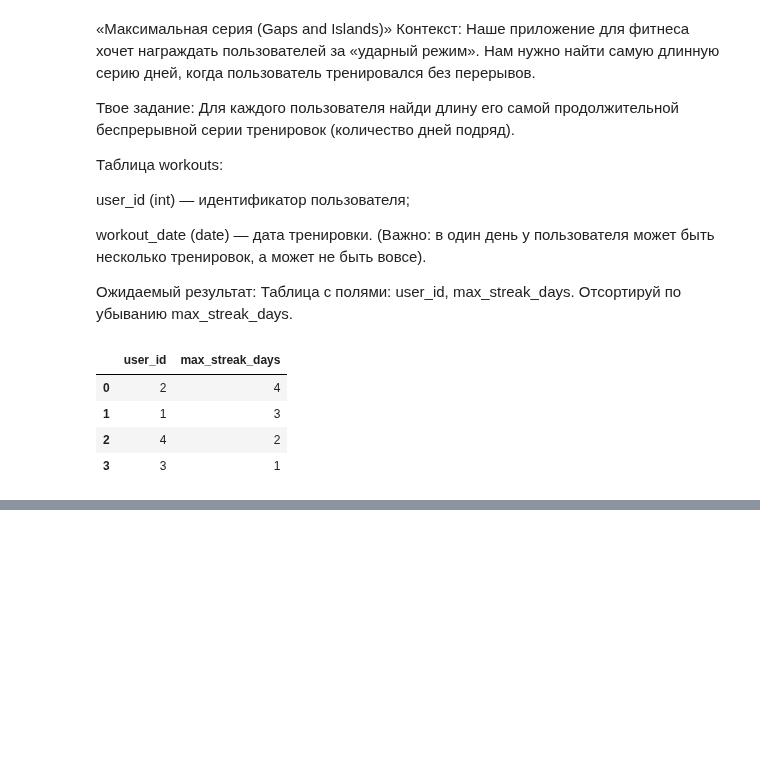
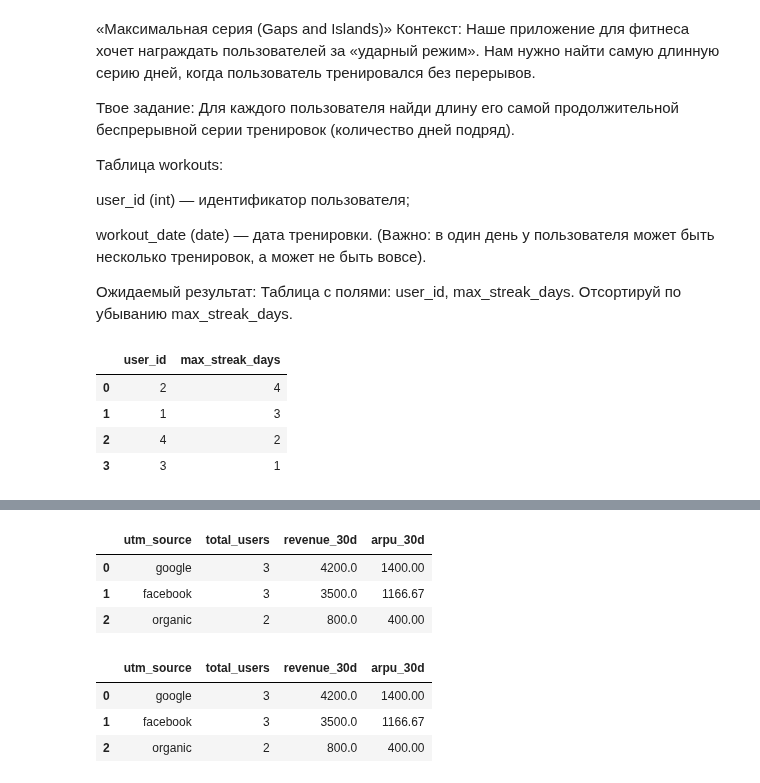
Before and after one commit to Praldmur/Tasks, a Jupyter notebook: simulator_sql.ipynb, the cells around one changed output, grey strips where cells are left out. Saved outputs shown, nothing was run; the diff lists cells and outputs as text; code cells hidden in the pictures; blank space fills up the shorter version.

```diff
--- a/simulator_sql.ipynb
+++ b/simulator_sql.ipynb
@@ -669,0 +930,49 @@ result
+# %%
+query = """
+select
+    utm_source,
+    count(distinct u.user_id) as total_users,
+    sum(amount) as revenue_30d,
+    round(sum(amount) / count(distinct u.user_id), 2) as arpu_30d
+from users u left join orders o
+    on u.user_id = o.user_id
+    and o.order_date::date <= u.signup_date::date + 30
+group by utm_source
+"""
+result = duckdb.query(query).to_df()
+result
+# %% [output]
+|  | utm_source | total_users | revenue_30d | arpu_30d |
+| 0 | google | 3 | 4200.0 | 1400.00 |
+| 1 | facebook | 3 | 3500.0 | 1166.67 |
+| 2 | organic | 2 | 800.0 | 400.00 |
+# %%
+query = """
+WITH user_30d_revenue AS (
+    SELECT
+        u.utm_source,
+        u.user_id,
+        COALESCE(orders_agg.total_amount, 0) as revenue
+    FROM users u
+    LEFT JOIN LATERAL (
+        SELECT SUM(amount) as total_amount
+        FROM orders o
+        WHERE o.user_id = u.user_id
+          AND o.order_date <= u.signup_date + INTERVAL '30 days'
+    ) orders_agg ON TRUE
+)
+SELECT
+    utm_source,
+    COUNT(user_id) as total_users, -- Теперь DISTINCT не нужен, юзеров не "раздуло"
+    SUM(revenue) as revenue_30d,
+    ROUND(AVG(revenue), 2) as arpu_30d -- AVG по всем, включая нули
+FROM user_30d_revenue
+GROUP BY 1;
+"""
+result = duckdb.query(query).to_df()
+result
+# %% [output]
+|  | utm_source | total_users | revenue_30d | arpu_30d |
+| 0 | google | 3 | 4200.0 | 1400.00 |
+| 1 | facebook | 3 | 3500.0 | 1166.67 |
+| 2 | organic | 2 | 800.0 | 400.00 |
```
Also changed, not shown: parts of 6 cells of this notebook.
